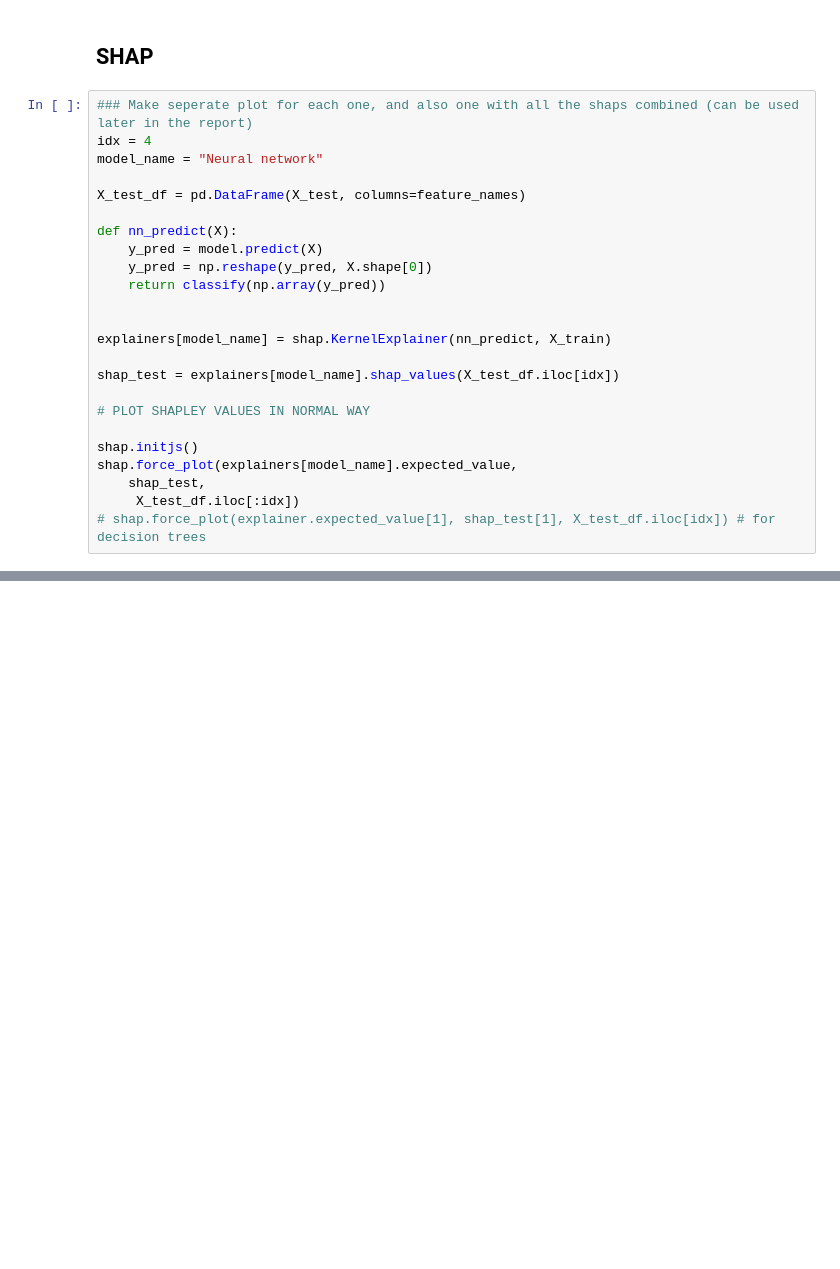
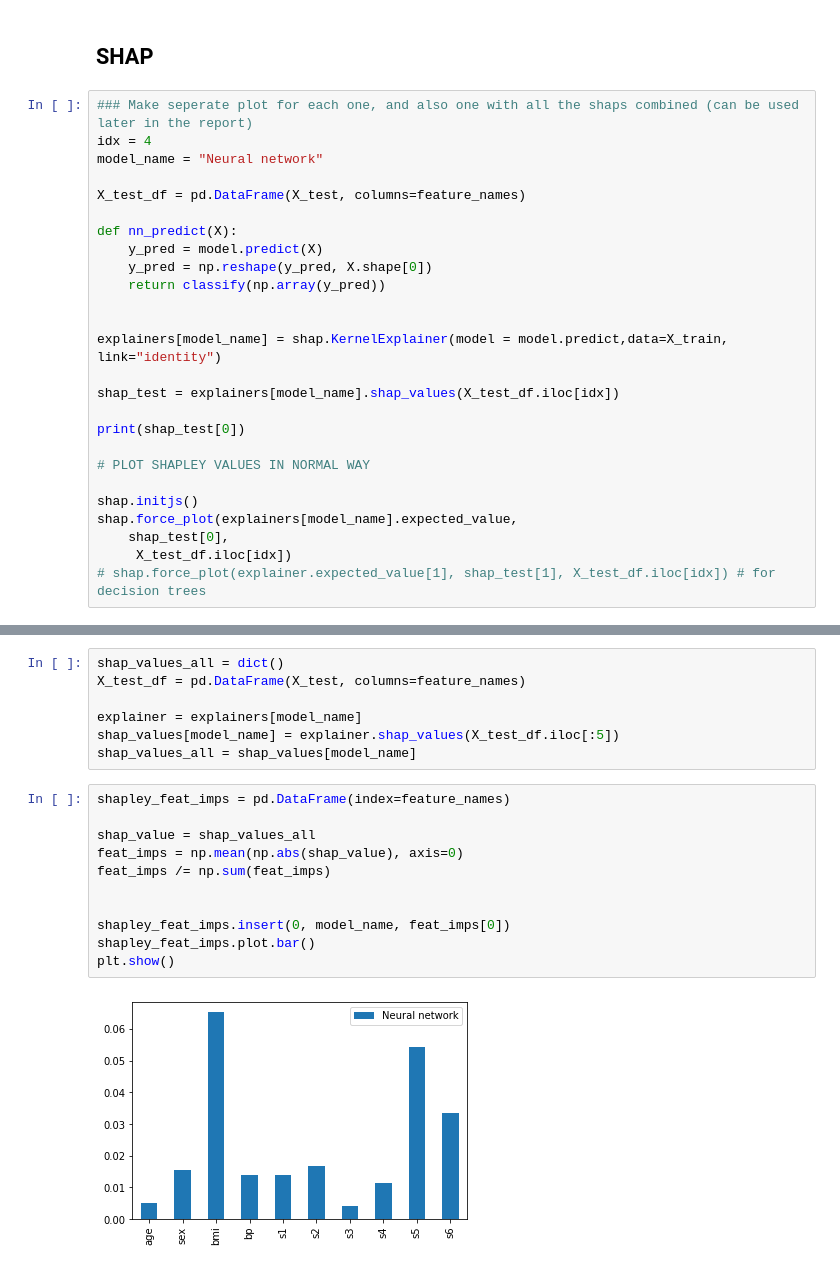
Before and after one commit to GertjanDS/MachineLearning, a Jupyter notebook: regression_diabetes.ipynb, the cells around one changed output, grey strips where cells are left out. Saved outputs shown, nothing was run; the diff lists cells and outputs as text; blank space fills up the shorter version.

```diff
--- a/regression_diabetes.ipynb
+++ b/regression_diabetes.ipynb
@@ -393,15 +388,17 @@ def nn_predict(X):
     return classify(np.array(y_pred))
 
 
-explainers[model_name] = shap.KernelExplainer(nn_predict, X_train)
+explainers[model_name] = shap.KernelExplainer(model = model.predict,data=X_train, link="identity")
 
 shap_test = explainers[model_name].shap_values(X_test_df.iloc[idx])
+
+print(shap_test[0])
 
 # PLOT SHAPLEY VALUES IN NORMAL WAY
 
 shap.initjs()
 shap.force_plot(explainers[model_name].expected_value,
-    shap_test,
-     X_test_df.iloc[:idx])
+    shap_test[0],
+     X_test_df.iloc[idx])
 # shap.force_plot(explainer.expected_value[1], shap_test[1], X_test_df.iloc[idx]) # for decision trees
 # %% [output]
@@ -410,3 +410,23 @@ NameError: name 'classify' is not defined
+# %%
+shap_values_all = dict()
+X_test_df = pd.DataFrame(X_test, columns=feature_names)
+
+explainer = explainers[model_name]
+shap_values[model_name] = explainer.shap_values(X_test_df.iloc[:5])
+shap_values_all = shap_values[model_name]
+# %%
+shapley_feat_imps = pd.DataFrame(index=feature_names)
+
+shap_value = shap_values_all
+feat_imps = np.mean(np.abs(shap_value), axis=0)
+feat_imps /= np.sum(feat_imps)
+
+
+shapley_feat_imps.insert(0, model_name, feat_imps[0])
+shapley_feat_imps.plot.bar()
+plt.show()
+# %% [output]
+[figure, added]
 # %% [markdown]
 <a style='text-decoration:none;line-height:16px;display:flex;color:#5B5B62;padding:10px;justify-content:end;' href='https://deepnote.com?utm_source=created-in-deepnote-cell&projectId=90a57419-7b7b-4aa4-8a97-858f9f98a849' target="_blank">
 <img alt='Created in deepnote.com' style='display:inline;max-height:16px;margin:0px;margin-right:7.5px;' src='embedded-picture-1' > </img>
```
Also changed, not shown: parts of 5 cells of this notebook, 4 other files.
